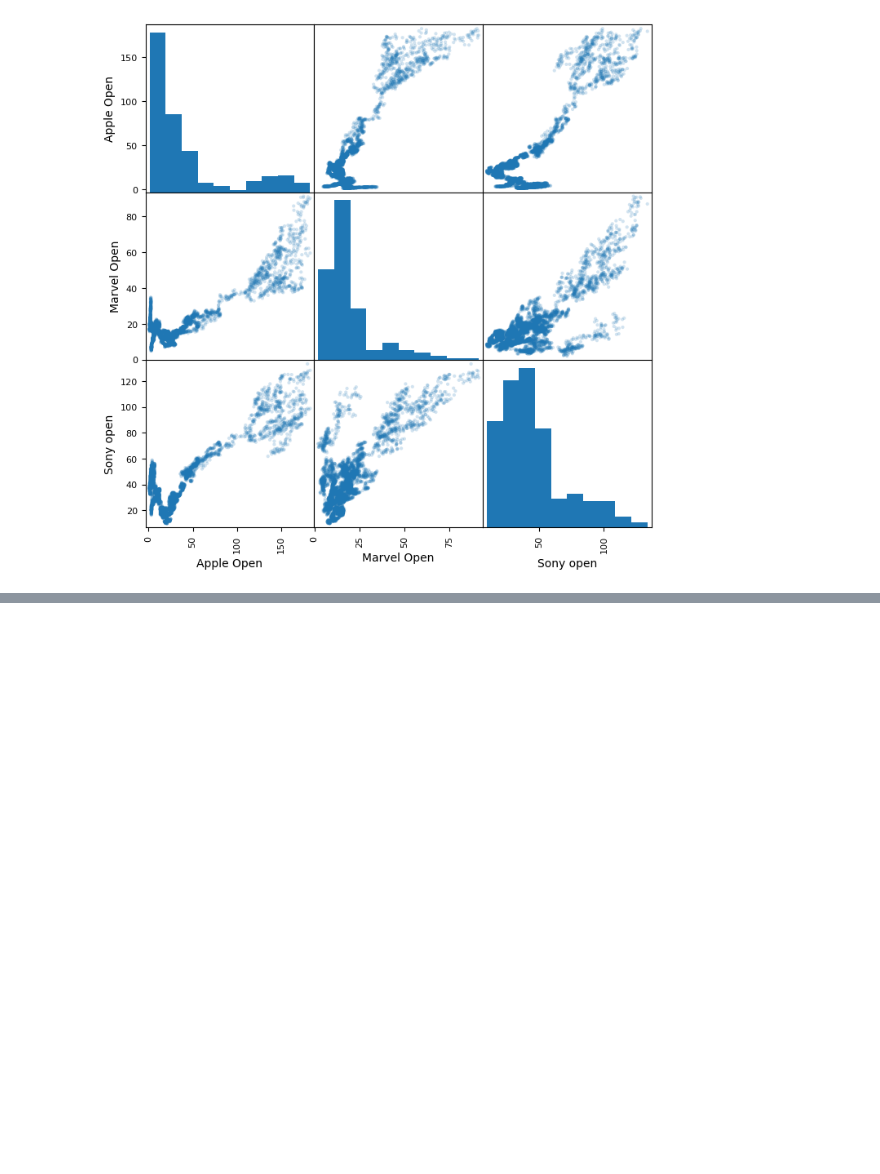
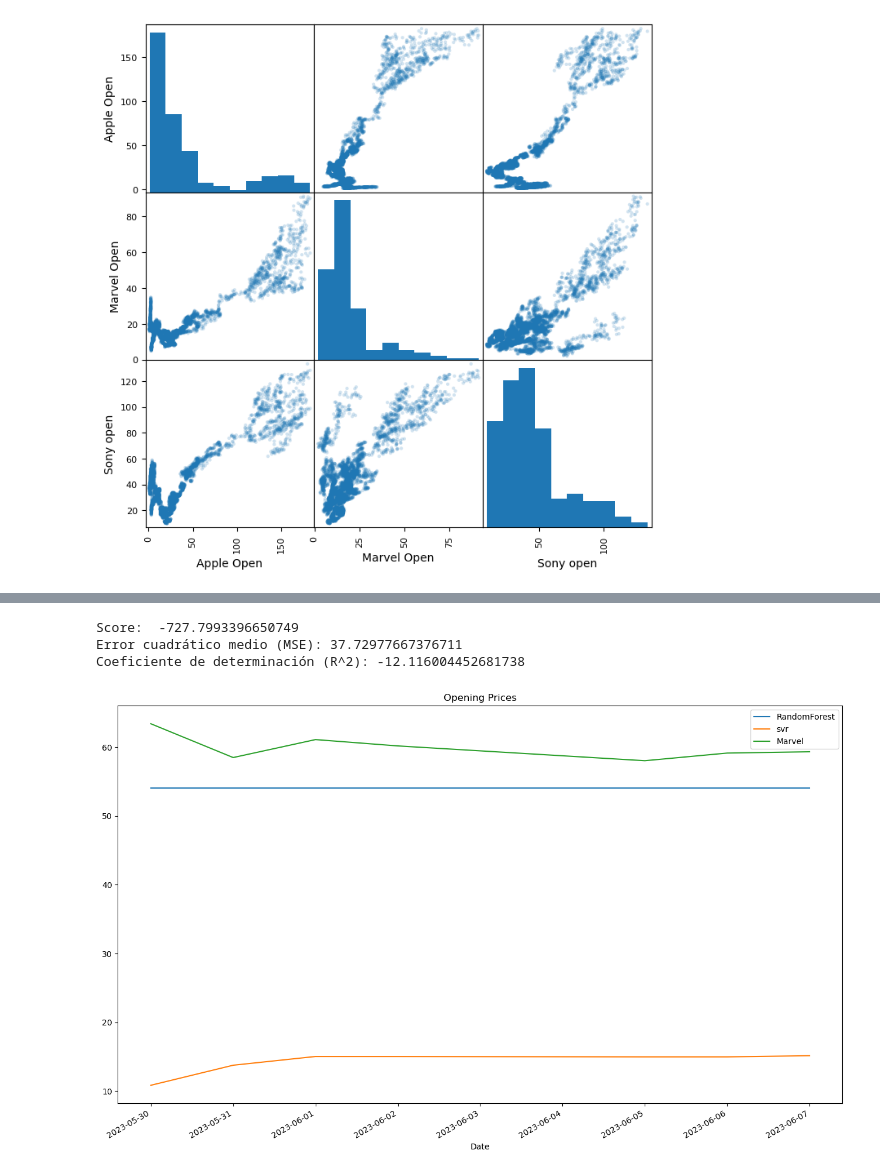
Before and after one commit to SergioAMMH/Data-Analisis, a Jupyter notebook: Proyecto Final/Proyecto Final.ipynb, the cells around one changed output, grey strips where cells are left out. Drawn from its saved outputs; the diff is of its cells as text; code cells hidden in the pictures; blank space fills up the shorter version.

```diff
--- a/Proyecto Final/Proyecto Final.ipynb
+++ b/Proyecto Final/Proyecto Final.ipynb
@@ -236,0 +241,5 @@ plt.plot(X_T.index,y_pred)
+# %%
+Marvel7 = Marvel.tail(7)
+Marvel7
+Marvel7m = df.head(len(df) - 7)
+Marvel7m
@@ -236,0 +261,35 @@ plt.plot(X_T.index,y_pred)
+# %%
+y_T7 = Marvel7["Close"]
+y_E7 = Marvel7m["Close"]
+
+X_E7 = Marvel7m.drop(["Close","Adj Close"], axis=1)
+X_T7 = Marvel7.drop(["Close","Adj Close"], axis=1)
+# %%
+Marvelsvr7 = SVR()
+Marvelsvr7.fit(X_E, y_E)
+ypred7 = Marvelsvr7.predict(X_T7)
+print('Score: ', Marvelsvr7.score(X_T7, y_T7))
+
+
+MarvelForest7 = RandomForestRegressor()
+MarvelForest7.fit(X_E7, y_E7)
+y_pred7 = MarvelForest.predict(X_T7)
+# Calcular el error cuadrático medio (MSE)
+mse = mean_squared_error(y_T7, y_pred7)
+print("Error cuadrático medio (MSE):", mse)
+
+# Calcular el coeficiente de determinación (R^2)
+r2 = r2_score(y_T7, y_pred7)
+print("Coeficiente de determinación (R^2):", r2)
+# %% [output]
+Score:  -727.7993396650749
+Error cuadrático medio (MSE): 37.72977667376711
+Coeficiente de determinación (R^2): -12.116004452681738
+# %%
+plt.plot(X_T7.index, y_pred7, label = 'RandomForest')
+plt.plot(X_T7.index, ypred7, label = 'svr')
+Marvel7['Close'].plot(label='Marvel',figsize=(16,10), title='Opening Prices')
+
+plt.legend();
+# %% [output]
+[figure, added]
```
Also changed, not shown: parts of 20 cells of this notebook.
